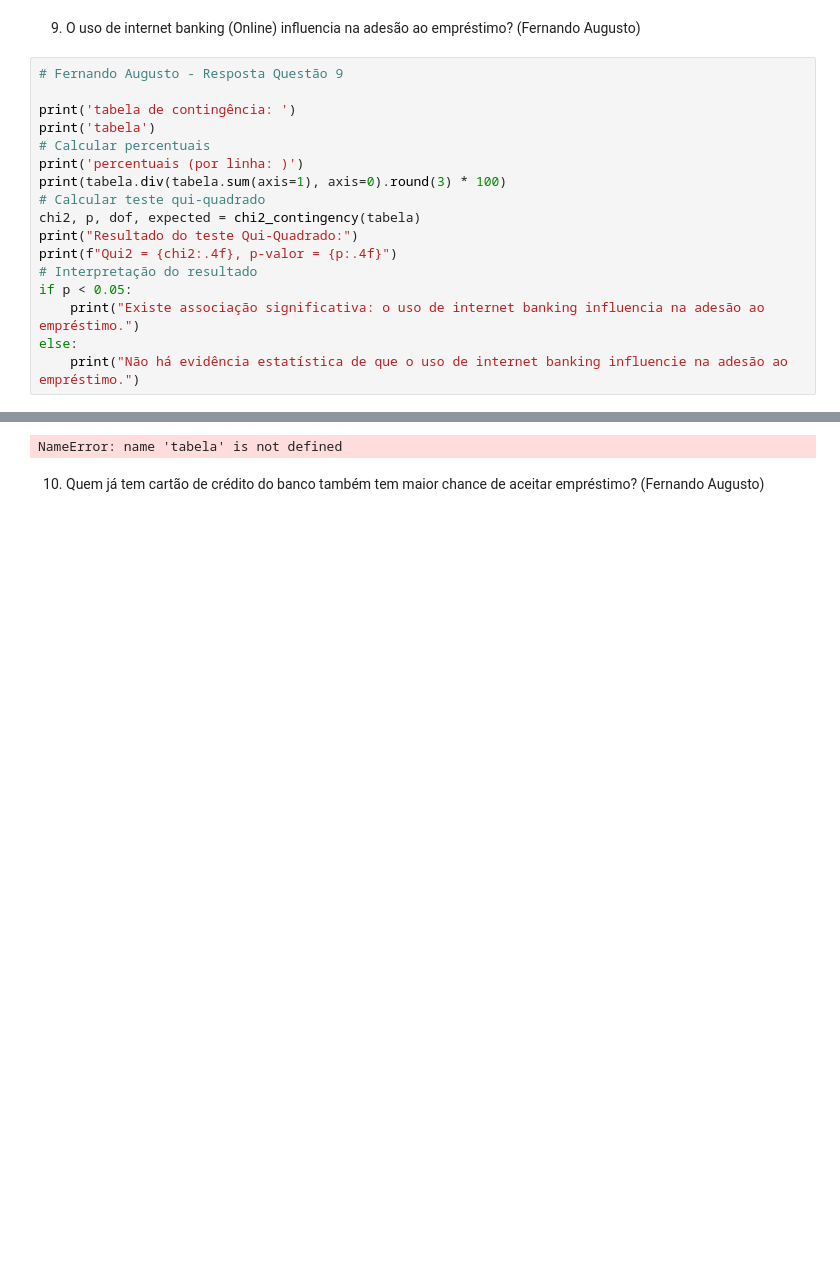
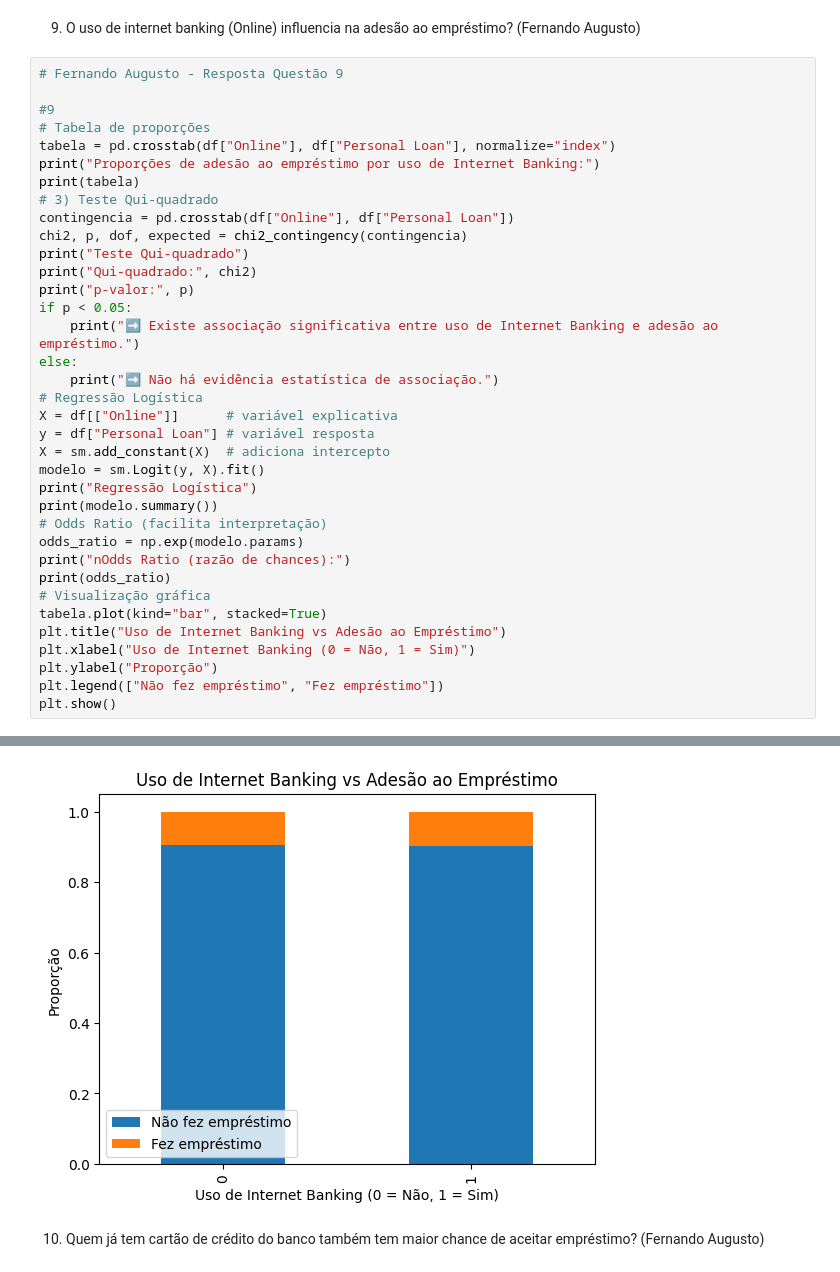
Before and after one commit to mrxcao/ADA-Estatistica1, a Jupyter notebook: main.ipynb, the cells around one changed output, grey strips where cells are left out. Saved outputs shown, nothing was run; the diff lists cells and outputs as text; blank space fills up the shorter version.

```diff
--- a/main.ipynb
+++ b/main.ipynb
@@ -224,18 +289,37 @@ Name: Personal Loan, dtype: float64
 # %%
 # Fernando Augusto - Resposta Questão 9
 
-print('tabela de contingência: ')
-print('tabela')
-# Calcular percentuais
-print('percentuais (por linha: )')
-print(tabela.div(tabela.sum(axis=1), axis=0).round(3) * 100)
-# Calcular teste qui-quadrado
-chi2, p, dof, expected = chi2_contingency(tabela)
-print("Resultado do teste Qui-Quadrado:")
-print(f"Qui2 = {chi2:.4f}, p-valor = {p:.4f}")
-# Interpretação do resultado
+#9
+# Tabela de proporções
+tabela = pd.crosstab(df["Online"], df["Personal Loan"], normalize="index")
+print("Proporções de adesão ao empréstimo por uso de Internet Banking:")
+print(tabela)
+# 3) Teste Qui-quadrado
+contingencia = pd.crosstab(df["Online"], df["Personal Loan"])
+chi2, p, dof, expected = chi2_contingency(contingencia)
+print("Teste Qui-quadrado")
+print("Qui-quadrado:", chi2)
+print("p-valor:", p)
 if p < 0.05:
-    print("Existe associação significativa: o uso de internet banking influencia na adesão ao empréstimo.")
+    print("➡ Existe associação significativa entre uso de Internet Banking e adesão ao empréstimo.")
 else:
-    print("Não há evidência estatística de que o uso de internet banking influencie na adesão ao empréstimo.")
+    print("➡ Não há evidência estatística de associação.")
+# Regressão Logística
+X = df[["Online"]]      # variável explicativa
+y = df["Personal Loan"] # variável resposta
+X = sm.add_constant(X)  # adiciona intercepto
+modelo = sm.Logit(y, X).fit()
+print("Regressão Logística")
+print(modelo.summary())
+# Odds Ratio (facilita interpretação)
+odds_ratio = np.exp(modelo.params)
+print("nOdds Ratio (razão de chances):")
+print(odds_ratio)
+# Visualização gráfica
+tabela.plot(kind="bar", stacked=True)
+plt.title("Uso de Internet Banking vs Adesão ao Empréstimo")
+plt.xlabel("Uso de Internet Banking (0 = Não, 1 = Sim)")
+plt.ylabel("Proporção")
+plt.legend(["Não fez empréstimo", "Fez empréstimo"])
+plt.show()
 # %% [output]
@@ -245,4 +343,4 @@ percentuais (por linha: )
-NameError: name 'tabela' is not defined
+[figure, added]
 # %% [markdown]
 
 10. Quem já tem cartão de crédito do banco também tem maior chance de aceitar empréstimo? (Fernando Augusto)
```
Also changed, not shown: parts of 6 cells of this notebook.
